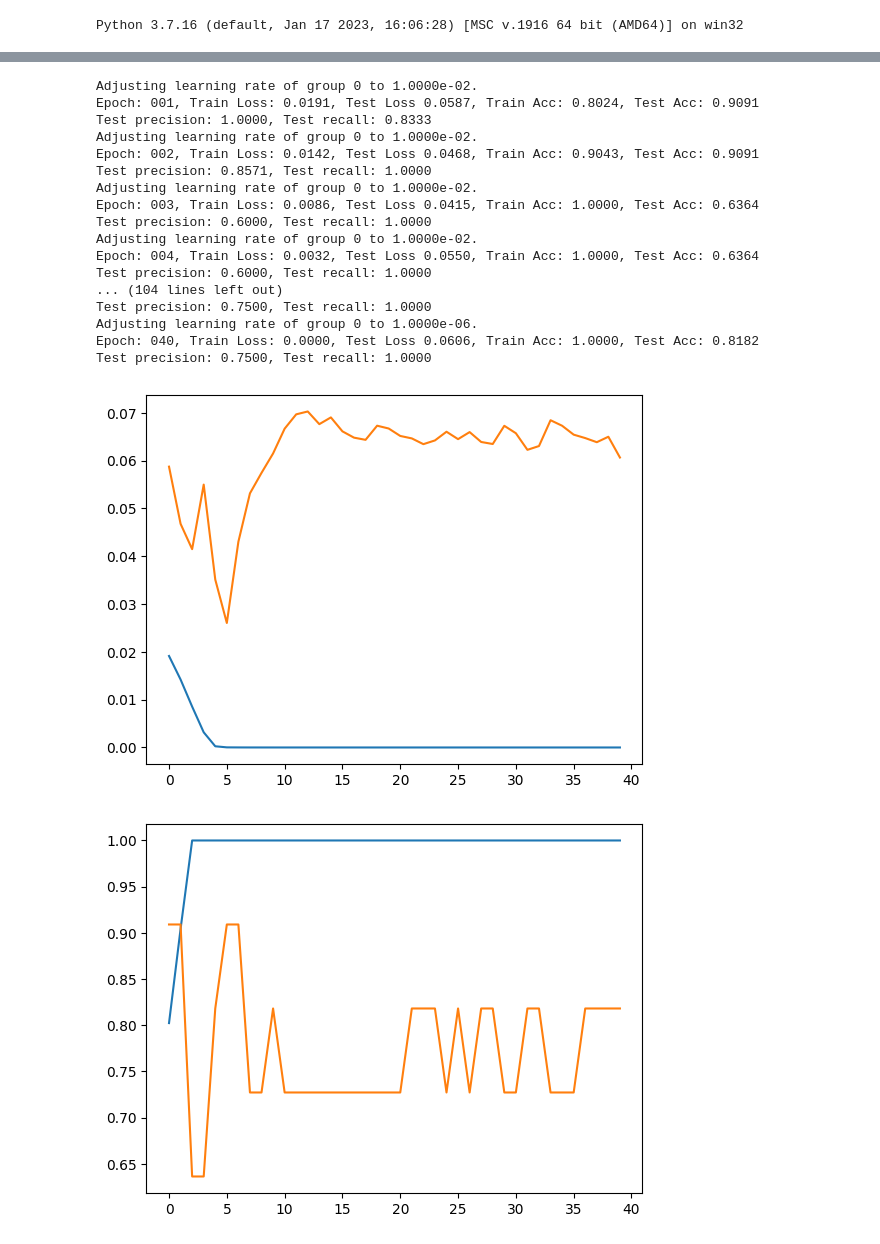
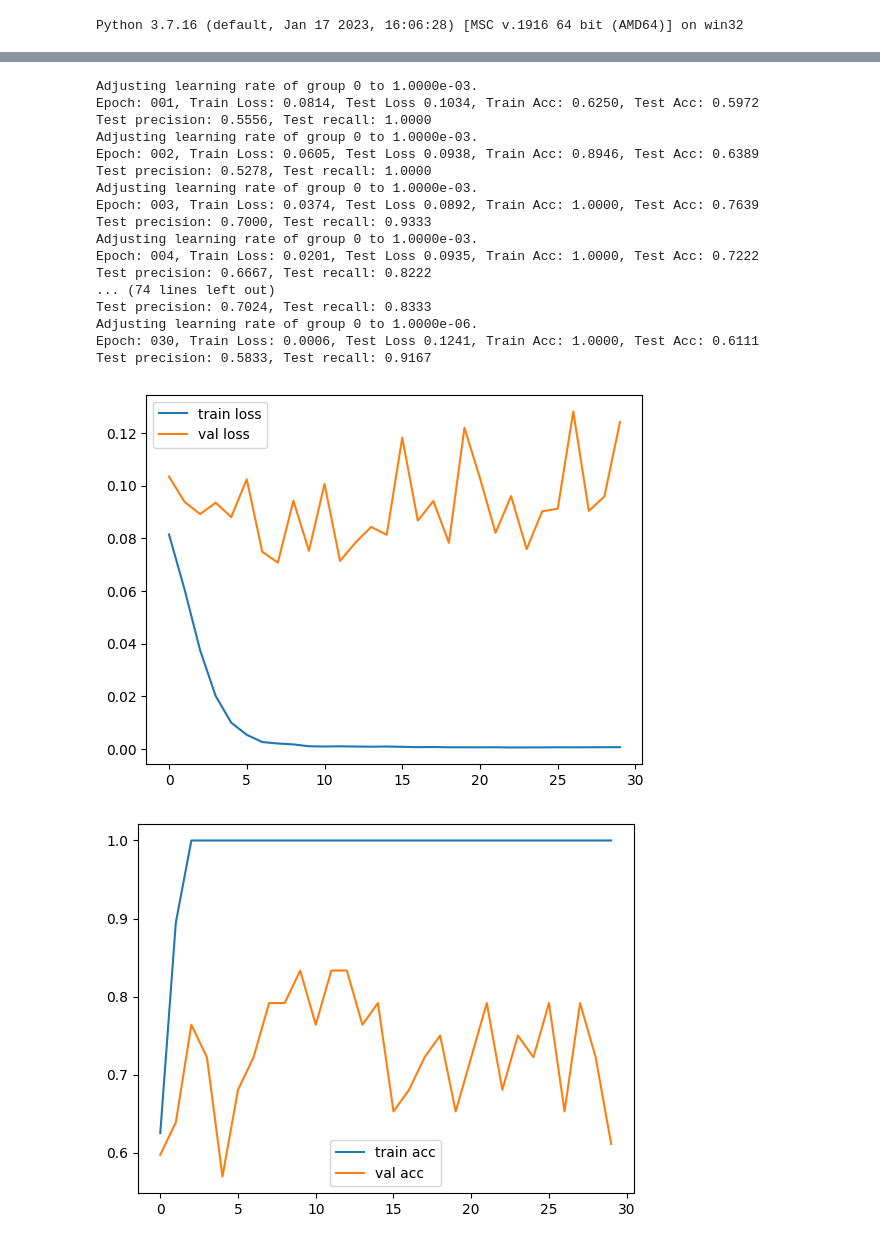
Before and after one commit to myxa/Open_Close_GNN, a Jupyter notebook: notebooks/model_training.ipynb, the cells around one changed output, grey strips where cells are left out. Saved outputs shown, nothing was run; the diff lists cells and outputs as text; code cells hidden in the pictures.

```diff
--- a/notebooks/model_training.ipynb
+++ b/notebooks/model_training.ipynb
@@ -150,5 +18,6 @@ class newOpenCloseDataset(Dataset):
 # %%
-full_dataset = newOpenCloseDataset(datafolder='../data/new', reload=True, k_degree=10).shuffle()
+full_dataset = OpenCloseDataset(datafolder='../data/new', reload=True, k_degree=10).shuffle()
+len(os.listdir('../data/new/processed'))
 # %% [output]
 Processing...
 Done!
@@ -164,7 +29,12 @@ full_dataset.num_features
 # %%
-train_size = int(0.94 * len(full_dataset))
+train_size = int(0.8 * len(full_dataset))
 train_dataset, val_dataset = full_dataset[:train_size], full_dataset[train_size:]
-#val_dataset, test_dataset = val_dataset[:-3], val_dataset[-3:]
+val_dataset, test_dataset = val_dataset[:-15], val_dataset[-15:]
+
+# len train - 134
+# val - 19
+# test - 15
 # %%
-train_loader = DataLoader(train_dataset, batch_size=32, shuffle=True)
+train_loader = DataLoader(train_dataset, batch_size=16, shuffle=True)
 val_loader = DataLoader(val_dataset, batch_size=len(val_dataset), shuffle=True)
+test_loader = DataLoader(test_dataset, batch_size=len(test_dataset))
@@ -171,8 +43,8 @@ val_loader = DataLoader(val_dataset, batch_size=len(val_dataset), shuffle=True)
 # %%
-model = GCN(full_dataset.num_features, channels=[256, 32, 8], dropout=0.1).to(device())
-optimizer = torch.optim.Adam(model.parameters(), lr=0.01)
+model = GCN(full_dataset.num_features, channels=[256, 32, 8], dropout=0.3).to(device())
+optimizer = torch.optim.Adam(model.parameters(), lr=0.001)
 loss = torch.nn.CrossEntropyLoss()
-epochs = 40
-scheduler = lr_scheduler.StepLR(optimizer, step_size=epochs//4, gamma=0.1, last_epoch=-1, verbose=True)
+epochs = 30
+scheduler = lr_scheduler.StepLR(optimizer, step_size=epochs//3, gamma=0.1, last_epoch=-1, verbose=True)
 sum(p.numel() for p in model.parameters())
 # %% [output]
@@ -181,32 +53,33 @@ Adjusting learning rate of group 0 to 1.0000e-02.
 # %%
 history = train(model, epochs, train_loader, val_loader, loss, optimizer, scheduler=scheduler)
 # %% [output]
-Adjusting learning rate of group 0 to 1.0000e-02.
-Epoch: 001, Train Loss: 0.0191, Test Loss 0.0587, Train Acc: 0.8024, Test Acc: 0.9091
-Test precision: 1.0000, Test recall: 0.8333
-Adjusting learning rate of group 0 to 1.0000e-02.
-Epoch: 002, Train Loss: 0.0142, Test Loss 0.0468, Train Acc: 0.9043, Test Acc: 0.9091
-Test precision: 0.8571, Test recall: 1.0000
-Adjusting learning rate of group 0 to 1.0000e-02.
-Epoch: 003, Train Loss: 0.0086, Test Loss 0.0415, Train Acc: 1.0000, Test Acc: 0.6364
-Test precision: 0.6000, Test recall: 1.0000
-Adjusting learning rate of group 0 to 1.0000e-02.
-Epoch: 004, Train Loss: 0.0032, Test Loss 0.0550, Train Acc: 1.0000, Test Acc: 0.6364
-Test precision: 0.6000, Test recall: 1.0000
-... (104 lines left out)
-Test precision: 0.7500, Test recall: 1.0000
+Adjusting learning rate of group 0 to 1.0000e-03.
+Epoch: 001, Train Loss: 0.0814, Test Loss 0.1034, Train Acc: 0.6250, Test Acc: 0.5972
+Test precision: 0.5556, Test recall: 1.0000
+Adjusting learning rate of group 0 to 1.0000e-03.
+Epoch: 002, Train Loss: 0.0605, Test Loss 0.0938, Train Acc: 0.8946, Test Acc: 0.6389
+Test precision: 0.5278, Test recall: 1.0000
+Adjusting learning rate of group 0 to 1.0000e-03.
+Epoch: 003, Train Loss: 0.0374, Test Loss 0.0892, Train Acc: 1.0000, Test Acc: 0.7639
+Test precision: 0.7000, Test recall: 0.9333
+Adjusting learning rate of group 0 to 1.0000e-03.
+Epoch: 004, Train Loss: 0.0201, Test Loss 0.0935, Train Acc: 1.0000, Test Acc: 0.7222
+Test precision: 0.6667, Test recall: 0.8222
+... (74 lines left out)
+Test precision: 0.7024, Test recall: 0.8333
 Adjusting learning rate of group 0 to 1.0000e-06.
-Epoch: 040, Train Loss: 0.0000, Test Loss 0.0606, Train Acc: 1.0000, Test Acc: 0.8182
-Test precision: 0.7500, Test recall: 1.0000
+Epoch: 030, Train Loss: 0.0006, Test Loss 0.1241, Train Acc: 1.0000, Test Acc: 0.6111
+Test precision: 0.5833, Test recall: 0.9167
 # %%
 train_loss, val_loss, train_acc, test_acc = zip(*history)
-# k = None no dropuot
-plt.plot(train_loss)
-plt.plot(val_loss);
+plt.plot(train_loss, label='train loss')
+plt.plot(val_loss, label='val loss')
+plt.legend();
 # %% [output]
-[figure, old version]
+[figure, new version]
 # %%
-plt.plot(train_acc)
-plt.plot(test_acc);
+plt.plot(train_acc, label='train acc')
+plt.plot(test_acc, label='val acc')
+plt.legend();
 # %% [output]
-[figure, old version]
+[figure, new version]
```
Also changed, not shown: parts of 27 cells of this notebook, 3 other files.
